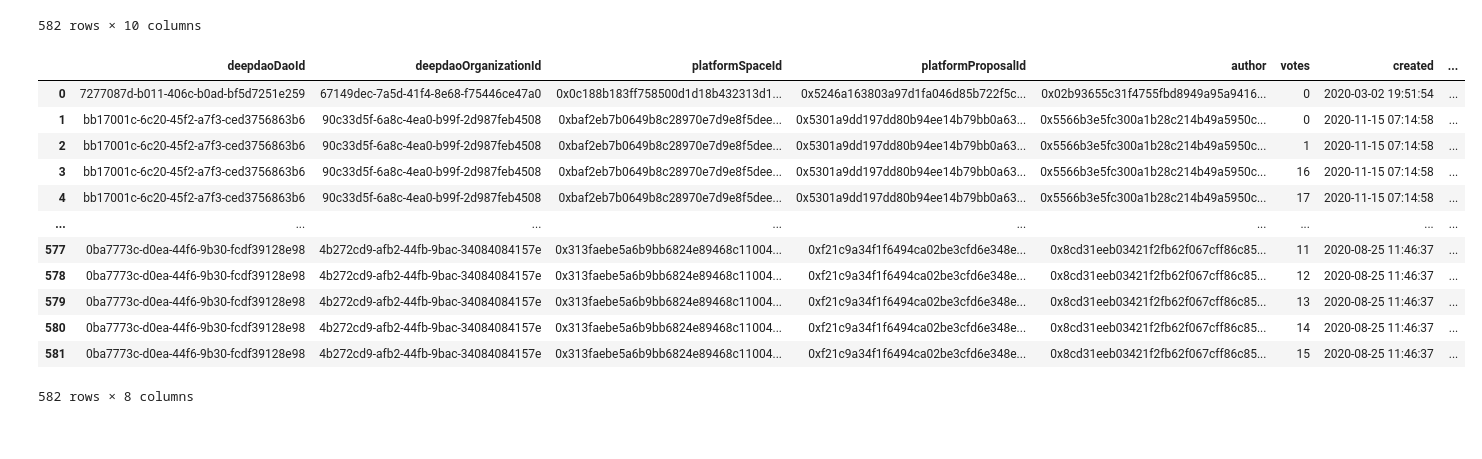
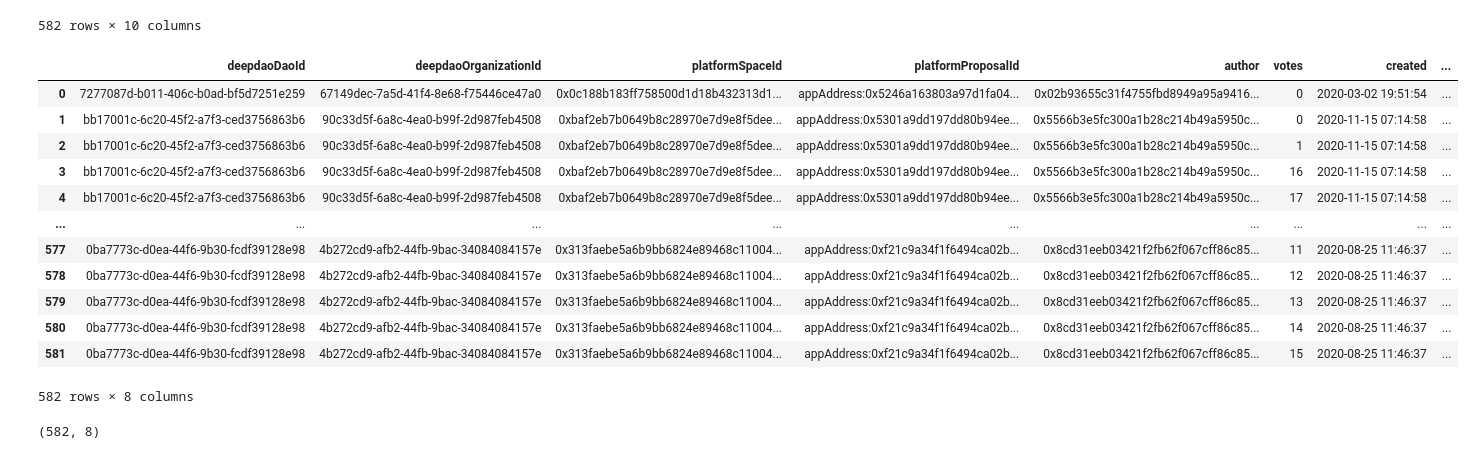
Before and after one commit to daviddavo/daos-verano, a Jupyter notebook: 04_concatenate_snapshot_and_aragon_data.ipynb, the cells around one changed output. Drawn from its saved outputs; the diff is of its cells as text; code cells hidden in the pictures.

```diff
--- a/04_concatenate_snapshot_and_aragon_data.ipynb
+++ b/04_concatenate_snapshot_and_aragon_data.ipynb
@@ -463,38 +463,49 @@ aragon_proposals_df_with_orgs
 # %%
 _pre_merge_aragon_proposals_df_with_orgs = aragon_proposals_df_with_orgs[[
     'deepdaoDaoId',
     'deepdaoOrganizationId',
     'orgAddress', # platformSpaceId
-    'appAddress', # platformProposalId
+    'id', # platformProposalId
     'creator', # author
     'voteNum', # votes
     'createdAt', # created
 ]]
 _pre_merge_aragon_proposals_df_with_orgs = _pre_merge_aragon_proposals_df_with_orgs.rename(columns={'orgAddress': 'platformSpaceId'})
 _pre_merge_aragon_proposals_df_with_orgs = _pre_merge_aragon_proposals_df_with_orgs.rename(columns={'voteNum': 'votes'})
-_pre_merge_aragon_proposals_df_with_orgs = _pre_merge_aragon_proposals_df_with_orgs.rename(columns={'appAddress': 'platformProposalId'})
+_pre_merge_aragon_proposals_df_with_orgs = _pre_merge_aragon_proposals_df_with_orgs.rename(columns={'id': 'platformProposalId'})
 _pre_merge_aragon_proposals_df_with_orgs = _pre_merge_aragon_proposals_df_with_orgs.rename(columns={'creator': 'author'})
 _pre_merge_aragon_proposals_df_with_orgs = _pre_merge_aragon_proposals_df_with_orgs.rename(columns={'createdAt': 'created'})
 # make created a datetime
 _pre_merge_aragon_proposals_df_with_orgs['created'] = pd.to_datetime(_pre_merge_aragon_proposals_df_with_orgs['created'], unit='s')
 
 # make platformTitle Aragon
 _pre_merge_aragon_proposals_df_with_orgs['platformTitle'] = 'Aragon'
 _pre_merge_aragon_proposals_df_with_orgs
 # %% [output]
 |  | deepdaoDaoId | deepdaoOrganizationId | platformSpaceId | platformProposalId | author | votes | created | ... |
-| 0 | 7277087d-b011-406c-b0ad-bf5d7251e259 | 67149dec-7a5d-41f4-8e68-f75446ce47a0 | 0x0c188b183ff758500d1d18b432313d1... | 0x5246a163803a97d1fa046d85b722f5c... | 0x02b93655c31f4755fbd8949a95a9416... | 0 | 2020-03-02 19:51:54 | ... |
-| 1 | bb17001c-6c20-45f2-a7f3-ced3756863b6 | 90c33d5f-6a8c-4ea0-b99f-2d987feb4508 | 0xbaf2eb7b0649b8c28970e7d9e8f5dee... | 0x5301a9dd197dd80b94ee14b79bb0a63... | 0x5566b3e5fc300a1b28c214b49a5950c... | 0 | 2020-11-15 07:14:58 | ... |
-| 2 | bb17001c-6c20-45f2-a7f3-ced3756863b6 | 90c33d5f-6a8c-4ea0-b99f-2d987feb4508 | 0xbaf2eb7b0649b8c28970e7d9e8f5dee... | 0x5301a9dd197dd80b94ee14b79bb0a63... | 0x5566b3e5fc300a1b28c214b49a5950c... | 1 | 2020-11-15 07:14:58 | ... |
-| 3 | bb17001c-6c20-45f2-a7f3-ced3756863b6 | 90c33d5f-6a8c-4ea0-b99f-2d987feb4508 | 0xbaf2eb7b0649b8c28970e7d9e8f5dee... | 0x5301a9dd197dd80b94ee14b79bb0a63... | 0x5566b3e5fc300a1b28c214b49a5950c... | 16 | 2020-11-15 07:14:58 | ... |
-| 4 | bb17001c-6c20-45f2-a7f3-ced3756863b6 | 90c33d5f-6a8c-4ea0-b99f-2d987feb4508 | 0xbaf2eb7b0649b8c28970e7d9e8f5dee... | 0x5301a9dd197dd80b94ee14b79bb0a63... | 0x5566b3e5fc300a1b28c214b49a5950c... | 17 | 2020-11-15 07:14:58 | ... |
+| 0 | 7277087d-b011-406c-b0ad-bf5d7251e259 | 67149dec-7a5d-41f4-8e68-f75446ce47a0 | 0x0c188b183ff758500d1d18b432313d1... | appAddress:0x5246a163803a97d1fa04... | 0x02b93655c31f4755fbd8949a95a9416... | 0 | 2020-03-02 19:51:54 | ... |
+| 1 | bb17001c-6c20-45f2-a7f3-ced3756863b6 | 90c33d5f-6a8c-4ea0-b99f-2d987feb4508 | 0xbaf2eb7b0649b8c28970e7d9e8f5dee... | appAddress:0x5301a9dd197dd80b94ee... | 0x5566b3e5fc300a1b28c214b49a5950c... | 0 | 2020-11-15 07:14:58 | ... |
+| 2 | bb17001c-6c20-45f2-a7f3-ced3756863b6 | 90c33d5f-6a8c-4ea0-b99f-2d987feb4508 | 0xbaf2eb7b0649b8c28970e7d9e8f5dee... | appAddress:0x5301a9dd197dd80b94ee... | 0x5566b3e5fc300a1b28c214b49a5950c... | 1 | 2020-11-15 07:14:58 | ... |
+| 3 | bb17001c-6c20-45f2-a7f3-ced3756863b6 | 90c33d5f-6a8c-4ea0-b99f-2d987feb4508 | 0xbaf2eb7b0649b8c28970e7d9e8f5dee... | appAddress:0x5301a9dd197dd80b94ee... | 0x5566b3e5fc300a1b28c214b49a5950c... | 16 | 2020-11-15 07:14:58 | ... |
+| 4 | bb17001c-6c20-45f2-a7f3-ced3756863b6 | 90c33d5f-6a8c-4ea0-b99f-2d987feb4508 | 0xbaf2eb7b0649b8c28970e7d9e8f5dee... | appAddress:0x5301a9dd197dd80b94ee... | 0x5566b3e5fc300a1b28c214b49a5950c... | 17 | 2020-11-15 07:14:58 | ... |
 | ... | ... | ... | ... | ... | ... | ... | ... | ... |
-| 577 | 0ba7773c-d0ea-44f6-9b30-fcdf39128e98 | 4b272cd9-afb2-44fb-9bac-34084084157e | 0x313faebe5a6b9bb6824e89468c11004... | 0xf21c9a34f1f6494ca02be3cfd6e348e... | 0x8cd31eeb03421f2fb62f067cff86c85... | 11 | 2020-08-25 11:46:37 | ... |
-| 578 | 0ba7773c-d0ea-44f6-9b30-fcdf39128e98 | 4b272cd9-afb2-44fb-9bac-34084084157e | 0x313faebe5a6b9bb6824e89468c11004... | 0xf21c9a34f1f6494ca02be3cfd6e348e... | 0x8cd31eeb03421f2fb62f067cff86c85... | 12 | 2020-08-25 11:46:37 | ... |
-| 579 | 0ba7773c-d0ea-44f6-9b30-fcdf39128e98 | 4b272cd9-afb2-44fb-9bac-34084084157e | 0x313faebe5a6b9bb6824e89468c11004... | 0xf21c9a34f1f6494ca02be3cfd6e348e... | 0x8cd31eeb03421f2fb62f067cff86c85... | 13 | 2020-08-25 11:46:37 | ... |
-| 580 | 0ba7773c-d0ea-44f6-9b30-fcdf39128e98 | 4b272cd9-afb2-44fb-9bac-34084084157e | 0x313faebe5a6b9bb6824e89468c11004... | 0xf21c9a34f1f6494ca02be3cfd6e348e... | 0x8cd31eeb03421f2fb62f067cff86c85... | 14 | 2020-08-25 11:46:37 | ... |
-| 581 | 0ba7773c-d0ea-44f6-9b30-fcdf39128e98 | 4b272cd9-afb2-44fb-9bac-34084084157e | 0x313faebe5a6b9bb6824e89468c11004... | 0xf21c9a34f1f6494ca02be3cfd6e348e... | 0x8cd31eeb03421f2fb62f067cff86c85... | 15 | 2020-08-25 11:46:37 | ... |
+| 577 | 0ba7773c-d0ea-44f6-9b30-fcdf39128e98 | 4b272cd9-afb2-44fb-9bac-34084084157e | 0x313faebe5a6b9bb6824e89468c11004... | appAddress:0xf21c9a34f1f6494ca02b... | 0x8cd31eeb03421f2fb62f067cff86c85... | 11 | 2020-08-25 11:46:37 | ... |
+| 578 | 0ba7773c-d0ea-44f6-9b30-fcdf39128e98 | 4b272cd9-afb2-44fb-9bac-34084084157e | 0x313faebe5a6b9bb6824e89468c11004... | appAddress:0xf21c9a34f1f6494ca02b... | 0x8cd31eeb03421f2fb62f067cff86c85... | 12 | 2020-08-25 11:46:37 | ... |
+| 579 | 0ba7773c-d0ea-44f6-9b30-fcdf39128e98 | 4b272cd9-afb2-44fb-9bac-34084084157e | 0x313faebe5a6b9bb6824e89468c11004... | appAddress:0xf21c9a34f1f6494ca02b... | 0x8cd31eeb03421f2fb62f067cff86c85... | 13 | 2020-08-25 11:46:37 | ... |
+| 580 | 0ba7773c-d0ea-44f6-9b30-fcdf39128e98 | 4b272cd9-afb2-44fb-9bac-34084084157e | 0x313faebe5a6b9bb6824e89468c11004... | appAddress:0xf21c9a34f1f6494ca02b... | 0x8cd31eeb03421f2fb62f067cff86c85... | 14 | 2020-08-25 11:46:37 | ... |
+| 581 | 0ba7773c-d0ea-44f6-9b30-fcdf39128e98 | 4b272cd9-afb2-44fb-9bac-34084084157e | 0x313faebe5a6b9bb6824e89468c11004... | appAddress:0xf21c9a34f1f6494ca02b... | 0x8cd31eeb03421f2fb62f067cff86c85... | 15 | 2020-08-25 11:46:37 | ... |
 582 rows × 8 columns
+# %%
+# only keep the latest year's proposals
+# get the date from a year ago
+from datetime import datetime, timedelta
+one_year_ago = datetime.now() - timedelta(days=365)
+
+# filter out proposals that are older than one year
+aragon_proposals_df_with_orgs = _pre_merge_aragon_proposals_df_with_orgs[_pre_merge_aragon_proposals_df_with_orgs.created < one_year_ago]
+aragon_proposals_df_with_orgs.shape
+# %% [output]
+(582, 8)
 # %%
 deepdao_daos_df_with_proposals
 # %% [output]
```
Also changed, not shown: parts of 44 cells of this notebook, 2 other files.
